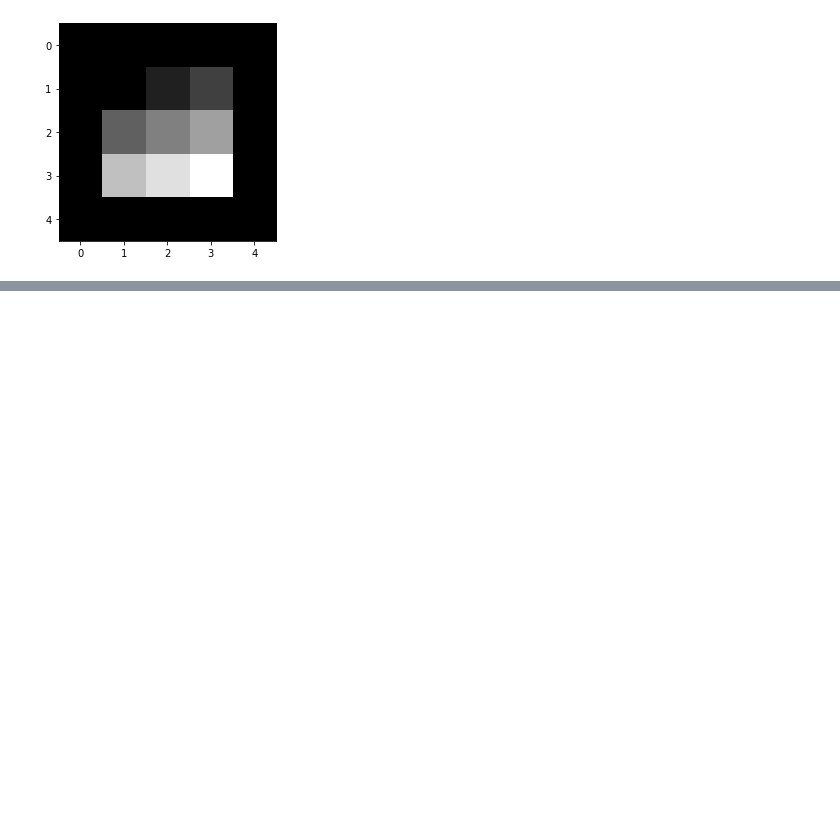
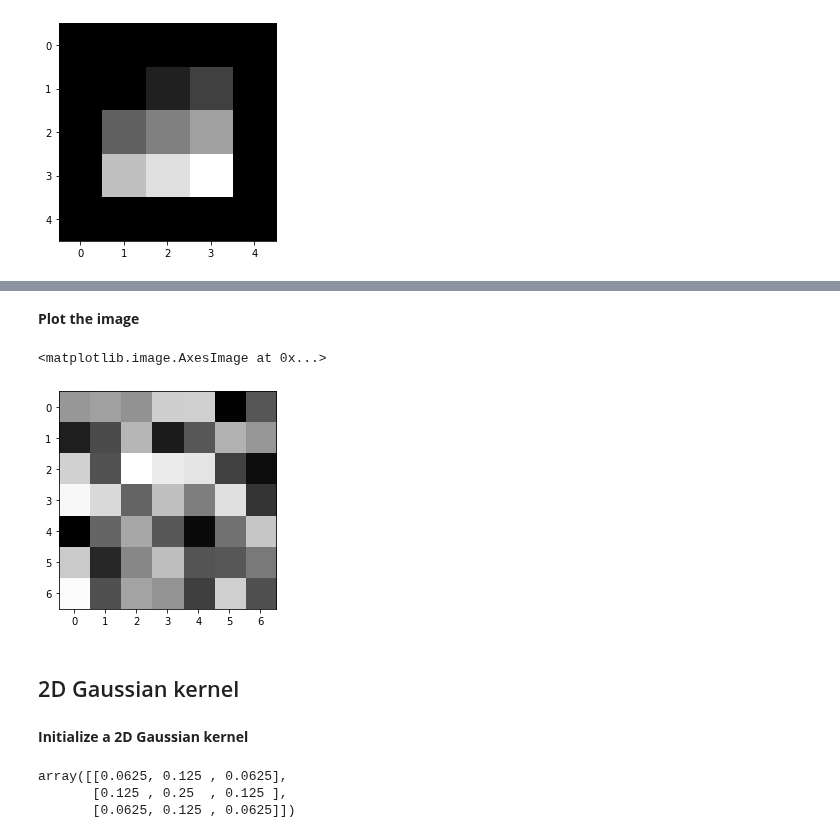
Before and after one commit to DL4CV-NPTEL/Deep-Learning-For-Computer-Vision, a Jupyter notebook: notebooks/Week_1/Week_1_Lecture_5.ipynb, the cells around one changed output, grey strips where cells are left out. Saved outputs shown, nothing was run; the diff lists cells and outputs as text; code cells hidden in the pictures; blank space fills up the shorter version.

```diff
--- a/notebooks/Week_1/Week_1_Lecture_5.ipynb
+++ b/notebooks/Week_1/Week_1_Lecture_5.ipynb
@@ -158,0 +163,3 @@ plt.imshow(conv_out,cmap='gray')
+# %%
+img = np.random.randint(0,256,(7,7))
+img
@@ -158,0 +174,22 @@ plt.imshow(conv_out,cmap='gray')
+# %% [markdown]
+**Plot the image**
+# %%
+plt.imshow(img,cmap='gray')
+# %% [output]
+<matplotlib.image.AxesImage at 0x...>
+[figure, added]
+# %% [markdown]
+## 2D Gaussian kernel
+# %% [markdown]
+**Initialize a 2D Gaussian kernel**
+# %%
+gaussian_filter_2d =  np.array([[1,2,1],
+                              [2,4,2],
+                              [1,2,1]])
+
+gaussian_filter_2d = gaussian_filter_2d/16
+gaussian_filter_2d
+# %% [output]
+array([[0.0625, 0.125 , 0.0625],
+       [0.125 , 0.25  , 0.125 ],
+       [0.0625, 0.125 , 0.0625]])
```
Also changed, not shown: parts of 26 cells of this notebook.
